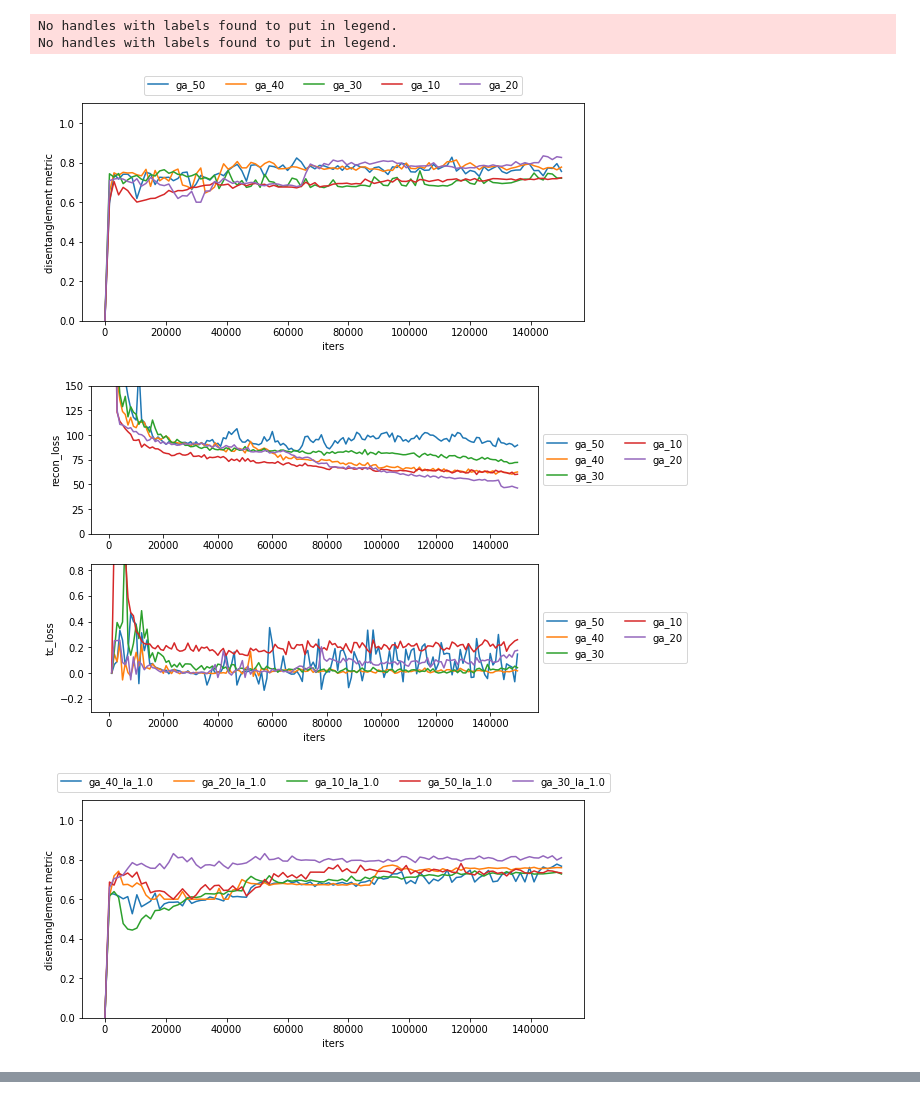
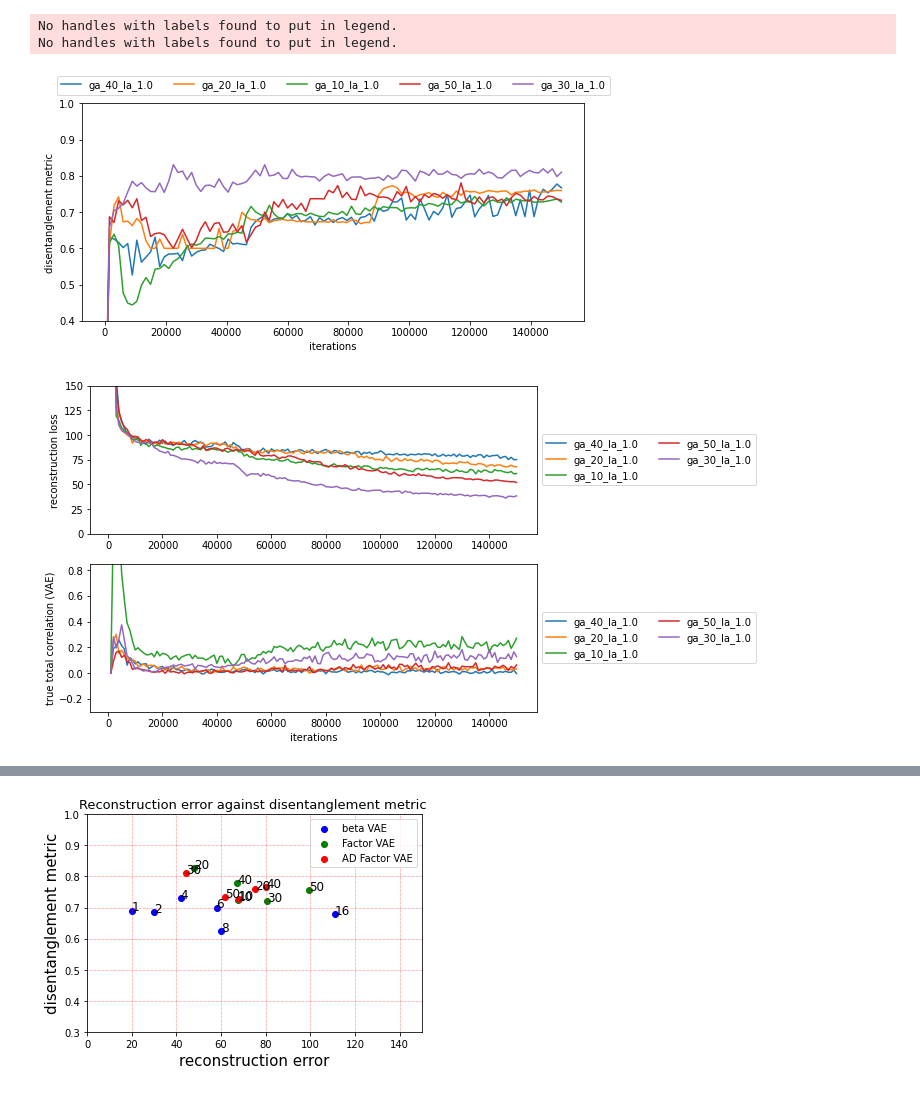
Before and after one commit to Carmoondedraak/FACT-2021, a Jupyter notebook: visually_explanable.ipynb, the cells around one changed output, grey strips where cells are left out. Cells and saved outputs as stored; diff of their text form; code cells hidden in the pictures.

Commit message:
Generating comparison methods figure independently

```diff
--- a/visually_explanable.ipynb
+++ b/visually_explanable.ipynb
@@ -6,21 +17,12 @@ from test_factorvae import plot_disentanglemet, plot_train_loss
 # %%
 # For the Experiment 1 results
-
-# Vanilla FactorVAE
-args = {"ckpt_dir":'./results/disent/vanilla_factorvae/',"seeds":['seed_1','seed_2'], "gammas":[10,20,30,40,50], "lambdas":[], "max_iters":150000, "comp_plot":False}
-plot_disentanglemet(**args)
-args = {"ckpt_dir":'./results/disent/vanilla_factorvae/',"seeds":['seed_1','seed_2'], "gammas":[10,20,30,40,50], "lambdas":[], "max_iters":150000, "detail":True}
-plot_train_loss(**args)
-
-
 # AD-FactorVAE
-args = {"ckpt_dir":'./results/disent/attention_factorvae/',"seeds":['seed_1','seed_2'], "gammas":[10,20,30,40,50], "lambdas":[1.0], "max_iters":150000, "comp_plot":True}
+args = {"ckpt_dir":'./results/disent/attention_factorvae/',"seeds":['seed_1','seed_2'], "gammas":[10,20,30,40,50], "lambdas":[1.0], "max_iters":150000, "detail":True}
 plot_disentanglemet(**args)
 args = {"ckpt_dir":'./results/disent/attention_factorvae/',"seeds":['seed_1','seed_2'], "gammas":[10,20,30,40,50], "lambdas":[1.0], "max_iters":150000, "detail":True}
 plot_train_loss(**args)
 # %% [output]
 No handles with labels found to put in legend.
 No handles with labels found to put in legend.
-[figure, old version]
+[figure, new version]
-[figure, old version]
+[figure, new version]
-[figure, removed]
@@ -28,0 +29,7 @@ No handles with labels found to put in legend.
+# %%
+# For the Experiment 1 results
+# Methods comparison
+args_dirs = {"ckpt_dirs":['./results/disent/vanilla_factorvae/','./results/disent/attention_factorvae/'], "seeds":['seed_1','seed_2'], "gammass":[[10,20,30,40,50], [10,20,30,40,50]], "lambdass":[[], [1.0]], "max_iters":150000}
+plot_comparison_methods(**args_dirs)
+# %% [output]
+[figure, added]
```
Also changed, not shown: parts of 6 cells of this notebook, 1 other file.
